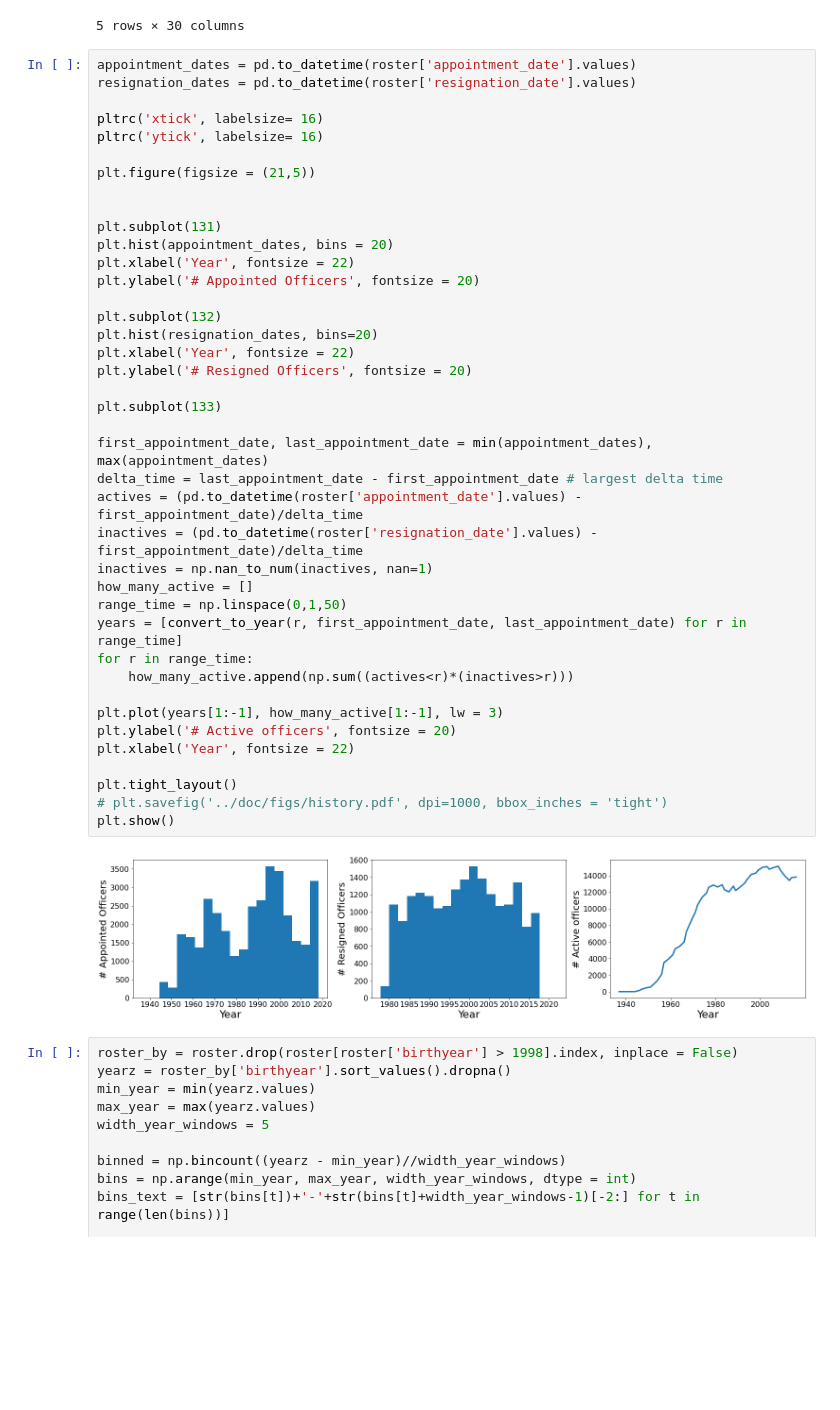
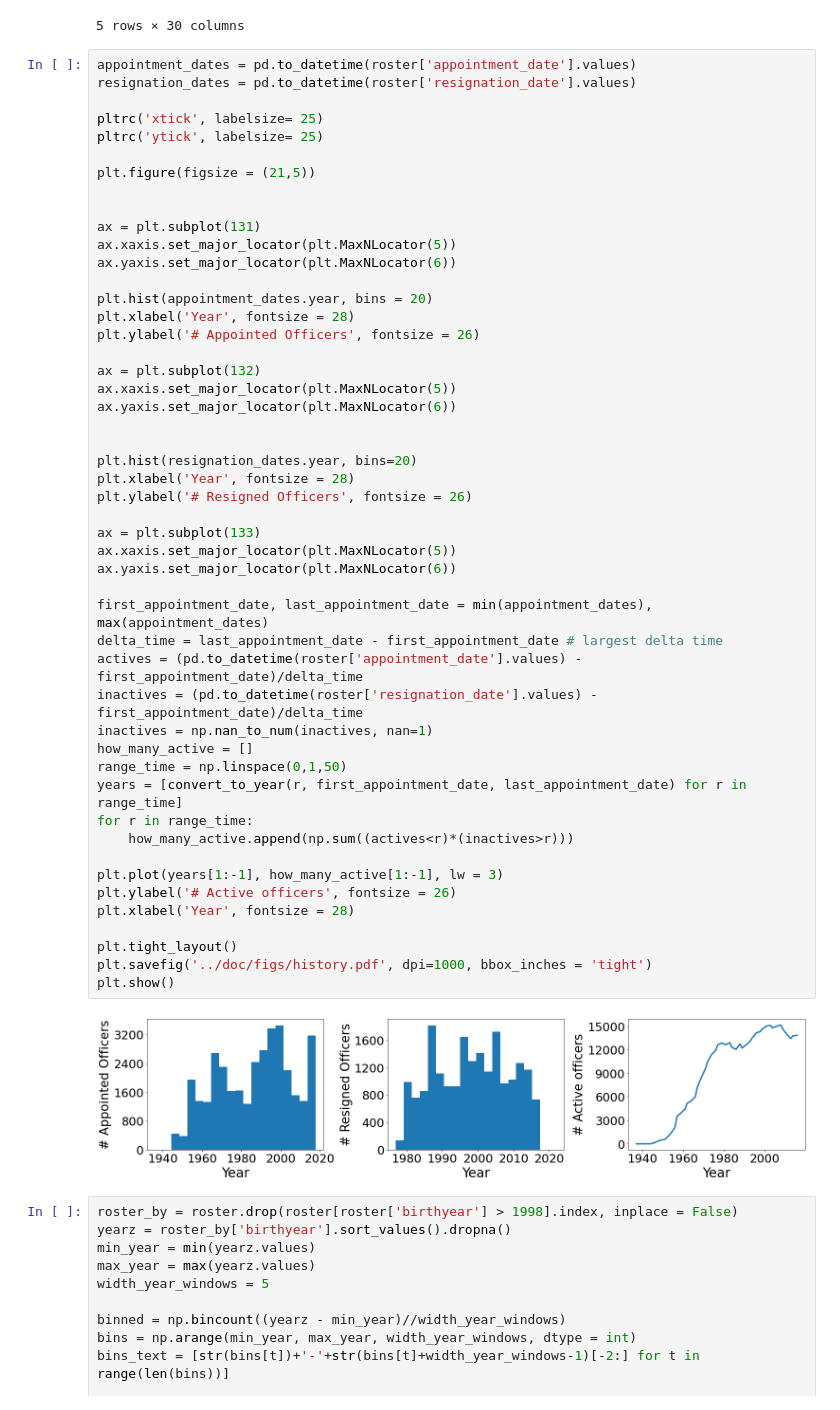
Before and after one commit to chicago-police-violence/data, a Jupyter notebook: examples/examples_roster.ipynb, the cells around one changed output. Drawn from its saved outputs; the diff is of its cells as text; blank space fills up the shorter version.

```diff
--- a/examples/examples_roster.ipynb
+++ b/examples/examples_roster.ipynb
@@ -27,45 +34,54 @@ roster.head()
 # %%
 appointment_dates = pd.to_datetime(roster['appointment_date'].values)
 resignation_dates = pd.to_datetime(roster['resignation_date'].values)
 
-pltrc('xtick', labelsize= 16)
-pltrc('ytick', labelsize= 16)
+pltrc('xtick', labelsize= 25)
+pltrc('ytick', labelsize= 25)
 
 plt.figure(figsize = (21,5))
 
 
-plt.subplot(131)
-plt.hist(appointment_dates, bins = 20)
-plt.xlabel('Year', fontsize = 22)
-plt.ylabel('# Appointed Officers', fontsize = 20)
+ax = plt.subplot(131)
+ax.xaxis.set_major_locator(plt.MaxNLocator(5))
+ax.yaxis.set_major_locator(plt.MaxNLocator(6))
 
-plt.subplot(132)
-plt.hist(resignation_dates, bins=20)
-plt.xlabel('Year', fontsize = 22)
-plt.ylabel('# Resigned Officers', fontsize = 20)
+plt.hist(appointment_dates.year, bins = 20)
+plt.xlabel('Year', fontsize = 28)
+plt.ylabel('# Appointed Officers', fontsize = 26)
 
-plt.subplot(133)
+ax = plt.subplot(132)
+ax.xaxis.set_major_locator(plt.MaxNLocator(5))
+ax.yaxis.set_major_locator(plt.MaxNLocator(6))
+
+
+plt.hist(resignation_dates.year, bins=20)
+plt.xlabel('Year', fontsize = 28)
+plt.ylabel('# Resigned Officers', fontsize = 26)
+
+ax = plt.subplot(133)
+ax.xaxis.set_major_locator(plt.MaxNLocator(5))
+ax.yaxis.set_major_locator(plt.MaxNLocator(6))
 
 first_appointment_date, last_appointment_date = min(appointment_dates), max(appointment_dates)
 delta_time = last_appointment_date - first_appointment_date # largest delta time
 actives = (pd.to_datetime(roster['appointment_date'].values) - first_appointment_date)/delta_time
 inactives = (pd.to_datetime(roster['resignation_date'].values) - first_appointment_date)/delta_time
 inactives = np.nan_to_num(inactives, nan=1)
 how_many_active = []
 range_time = np.linspace(0,1,50)
 years = [convert_to_year(r, first_appointment_date, last_appointment_date) for r in range_time]
 for r in range_time:
     how_many_active.append(np.sum((actives<r)*(inactives>r)))
 
 plt.plot(years[1:-1], how_many_active[1:-1], lw = 3)
-plt.ylabel('# Active officers', fontsize = 20)
-plt.xlabel('Year', fontsize = 22)
+plt.ylabel('# Active officers', fontsize = 26)
+plt.xlabel('Year', fontsize = 28)
 
 plt.tight_layout()
-# plt.savefig('../doc/figs/history.pdf', dpi=1000, bbox_inches = 'tight')
+plt.savefig('../doc/figs/history.pdf', dpi=1000, bbox_inches = 'tight')
 plt.show()
 # %% [output]
-[figure, old version]
+[figure, new version]
 # %%
 roster_by = roster.drop(roster[roster['birthyear'] > 1998].index, inplace = False)
 yearz = roster_by['birthyear'].sort_values().dropna()
```
Also changed, not shown: parts of 2 cells of this notebook.
